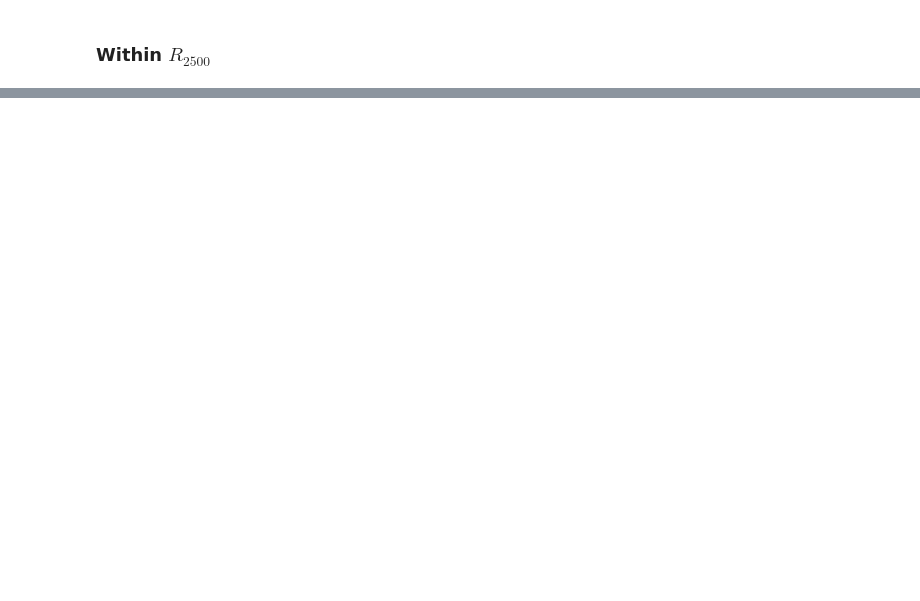
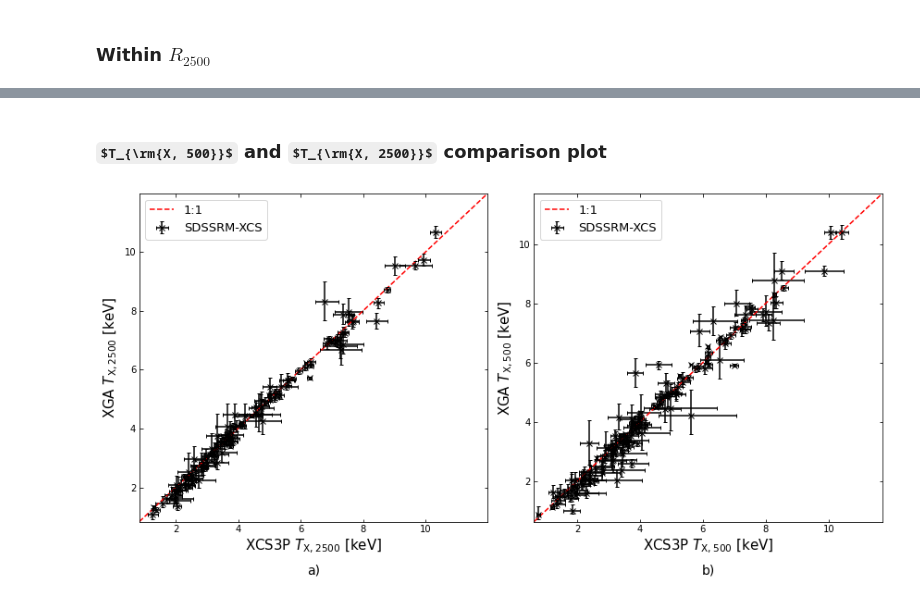
Before and after one commit to DavidT3/XCS-Mass-Paper-I-Analysis, a Jupyter notebook: notebooks/temp_lum_comparisons/sdss_comparisons.ipynb, the cells around one changed output, grey strips where cells are left out. Cells and saved outputs as stored; diff of their text form; code cells hidden in the pictures; some formulas as TeX source; blank space fills up the shorter version.

```diff
--- a/notebooks/temp_lum_comparisons/sdss_comparisons.ipynb
+++ b/notebooks/temp_lum_comparisons/sdss_comparisons.ipynb
@@ -442,0 +286,10 @@ fit_comp(xcs3p_lx522500, sdss_lx2500, [[-10, 10], [-20, 20]],
+# %% [markdown]
+### $T_{\rm{X, 500}}$ and $T_{\rm{X, 2500}}$ comparison plot
+# %%
+direct_comparison_plot([xcs3p_tx_2500, xcs3p_tx_500], [sdss_tx2500, sdss_tx500],
+                       [r"XCS3P $T_{\rm{X, 2500}}$ [keV]", r"XCS3P $T_{\rm{X, 500}}$ [keV]"],
+                       [r"XGA $T_{\rm{X, 2500}}$ [keV]", r"XGA $T_{\rm{X, 500}}$ [keV]"],
+                       r"SDSSRM-XCS", (12, 6), ['linear', 'linear'], ['linear', 'linear'],
+                       savepath="../../outputs/figures/sdssrm-xcs_tx500_tx2500_comp.pdf")
+# %% [output]
+[figure, added]
```
Also changed, not shown: parts of 34 cells of this notebook.
